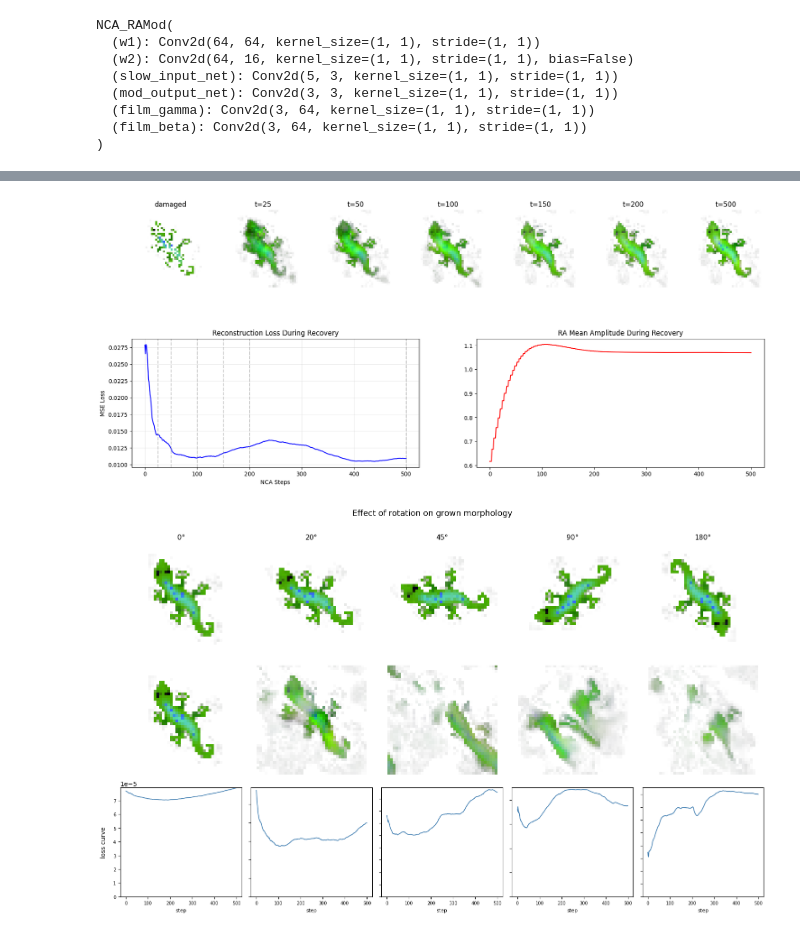
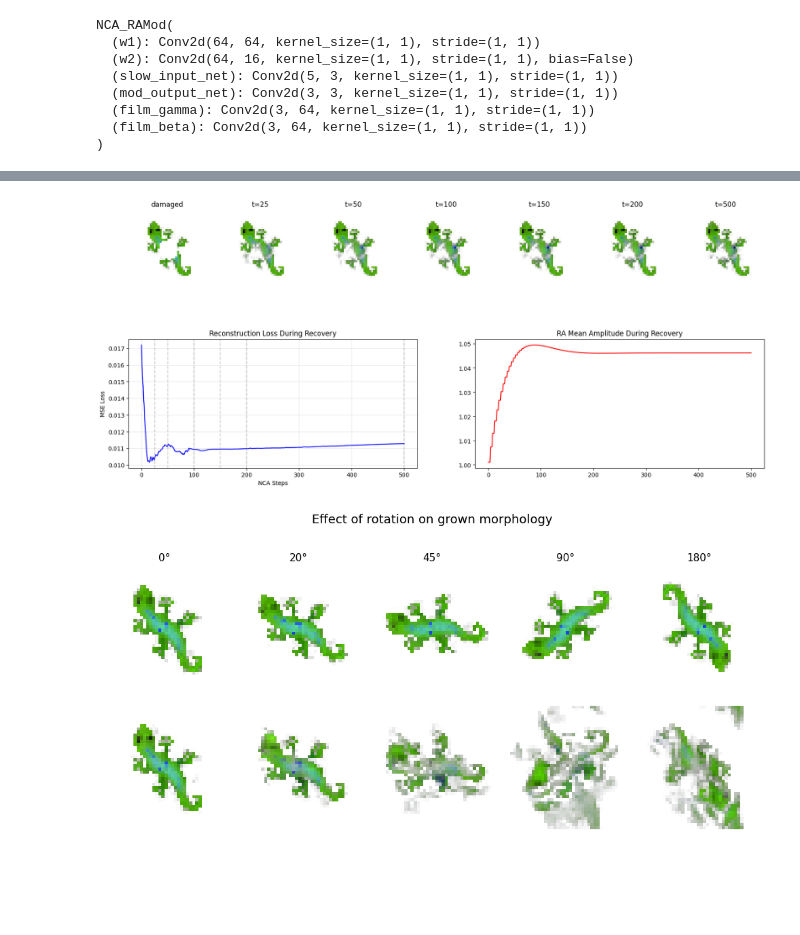
Before and after one commit to lshofsl/Thesis, a Jupyter notebook: NCA_w_RAmod.ipynb, the cells around one changed output, grey strips where cells are left out. Drawn from its saved outputs; the diff is of its cells as text; code cells hidden in the pictures; blank space fills up the shorter version.

```diff
--- a/NCA_w_RAmod.ipynb
+++ b/NCA_w_RAmod.ipynb
@@ -162,6 +162,9 @@ b          = []
 d          = []
 first_hiddens = []
 
+film_gamma_means, film_gamma_stds = [], []
+film_beta_means, film_beta_stds = [], []
+
 for i in range(TRAINING_ITERS + 1):
     with torch.no_grad():
         batch = pool.sample(BATCH_SIZE)
@@ -174,9 +177,9 @@ for i in range(TRAINING_ITERS + 1):
     itters = random.randrange(32, 92)
     target_r = nca.alpha.detach().clamp(min=0).sqrt()
     for t in range(itters):
-        m_prev = current_x[:, 19:22].clone()
+        m_prev = current_x[:, 19:22].detach().clone()
 
-        out, amplitud, phase = nca(current_x, step=t, k=4)
+        out, amplitud, phase, gamma_val, beta_film_val= nca(current_x, step=t, k=4)
         current_x = out
 
         live_mask = (current_x[:, 3:4] > 0.1).float()
@@ -234,11 +237,22 @@ for i in range(TRAINING_ITERS + 1):
         print("total_smooth_loss", total_smooth_loss)
 
         alpha_log.append(nca.alpha.item())
-        beta_log.append(nca.beta.item())
+        beta_log.append(nca.raw_beta.item())
         omega_log.append(nca.omega.item())
         K_log.append(nca.K.item())
-        kappa_log.append(nca.kappa.item())
+        kappa_log.append(nca.raw_kappa.item())
         log_iters.append(i)
+        g_mean = gamma_val.mean().item()
+        g_std  = gamma_val.std().item()
+
+        b_mean = beta_film_val.mean().item()
+        b_std  = beta_film_val.std().item()
+
+        film_gamma_means.append(g_mean)
+        film_gamma_stds.append(g_std)
+        film_beta_means.append(b_mean)
+        film_beta_stds.append(b_std)
+
         a.append(current_x[:,16:17].detach().cpu().numpy())
         b.append(current_x[:,17:18].detach().cpu().numpy())
         d.append(current_x[:,18:19].detach().cpu().numpy())
@@ -481,7 +541,7 @@ with torch.no_grad():
 
     # Grow for 100 steps
     for t in range(500):
-        x_test, phase, amp = nca(x_test, step=t, k=4)
+        x_test, phase, amp,_,_ = nca(x_test, step=t, k=4)
 
     # --- Plot 1: What it looks like after growth ---
     fig, axes = plt.subplots(1, 4, figsize=(16, 4))
@@ -525,7 +585,7 @@ with torch.no_grad():
     frames_damaged = [x_damaged[0, :4].permute(1,2,0).cpu().clip(0,1)]
 
     for t in range(200):
-        x_damaged, amp, phase = nca(x_damaged, step=t, k=4)
+        x_damaged, amp, phase,_,_ = nca(x_damaged, step=t, k=4)
         amps.append(amp.mean().item())
         losses.append((base[0:1] - x_damaged[:, :4]).pow(2).mean().item())
         if t in [25, 50, 100, 150, 199]:
@@ -663,16 +723,16 @@ def visualize_regeneration(nca, seed, base, damage,
     plt.tight_layout()
     plt.show()
 # %%
-visualize_regeneration(nca, seed, base, "random")
+visualize_regeneration(nca, seed, base, "center_circle")
 # %% [output]
-[figure, old version]
+[figure, new version]
 # %%
 
 import torchvision.transforms.v2.functional as TF
 
 
 def visualize_rotation_effect(nca, x_grown, base, angles=[0, 20, 45, 90, 180],
-                               rollout_steps=500, device='cuda:0'):
+                               rollout_steps=200, device='cuda:0'):
     """
     For each rotation angle:
     1. Rotate the fully grown morphology
@@ -680,10 +740,10 @@ def visualize_rotation_effect(nca, x_grown, base, angles=[0, 20, 45, 90, 180],
     3. Show: rotated state, state after rollout, reconstruction loss curve
     """
     n_angles = len(angles)
-    fig, axes = plt.subplots(3, n_angles, figsize=(3 * n_angles, 9))
+    fig, axes = plt.subplots(2, n_angles, figsize=(2 * n_angles, 5))
     fig.suptitle("Effect of rotation on grown morphology", fontsize=13, y=1.01)
 
-    row_labels = ['rotated input', f'after {rollout_steps} steps', 'loss curve']
+    row_labels = ['rotated input', f'after {rollout_steps} steps']
     for row, label in enumerate(row_labels):
         axes[row, 0].set_ylabel(label, fontsize=10, rotation=90, labelpad=10)
 
@@ -692,43 +752,36 @@ def visualize_rotation_effect(nca, x_grown, base, angles=[0, 20, 45, 90, 180],
 
         # 1. Rotate full state tensor
         x_rot = TF.rotate(x_grown.clone(), angle=angle)
 
         # 2. Show rotated RGBA immediately
         img_rot = x_rot[0, :4].permute(1, 2, 0).cpu().clamp(0, 1).numpy()
         axes[0, col].imshow(img_rot)
         axes[0, col].axis('off')
 
         # 3. Run rollout from rotated state
         losses = []
         x_cur = x_rot.clone()
         with torch.no_grad():
             for t in range(rollout_steps):
                 # Baseline NCA: only returns x (no phase/amplitude)
-                x_cur, amp, phase = nca(x_cur, step=t, k=4)
+                x_cur, amp, phase, _,_ = nca(x_cur)
                 live_mask = (base[:, 3:4] > 0.1).float()
                 loss = ((base - x_cur[:, :4])*live_mask).pow(2).mean().item()
                 losses.append(loss)
 
         # 4. Show final state
         img_final = x_cur[0, :4].permute(1, 2, 0).cpu().clamp(0, 1).numpy()
         axes[1, col].imshow(img_final)
         axes[1, col].axis('off')
 
-        # 5. Loss curve
-        axes[2, col].plot(losses, linewidth=1.2, color='steelblue')
-        axes[2, col].set_xlabel('step', fontsize=8)
-        axes[2, col].tick_params(labelsize=7)
-        axes[2, col].set_ylim(bottom=0)
-        if col > 0:
-            axes[2, col].set_yticklabels([])
 
     plt.tight_layout()
     plt.show()
 
 # Usage — x should be your fully grown state (1, CHANNELS, H, W)
-visualize_rotation_effect(nca, x_test, base, angles=[0, 20, 45, 90, 180])
+visualize_rotation_effect(nca, x, base, angles=[0, 20, 45, 90, 180])
 # %% [output]
-[figure, old version]
+[figure, new version]
 # %%
 del nca
 torch.cuda.empty_cache()
```
Also changed, not shown: parts of 9 cells of this notebook.
